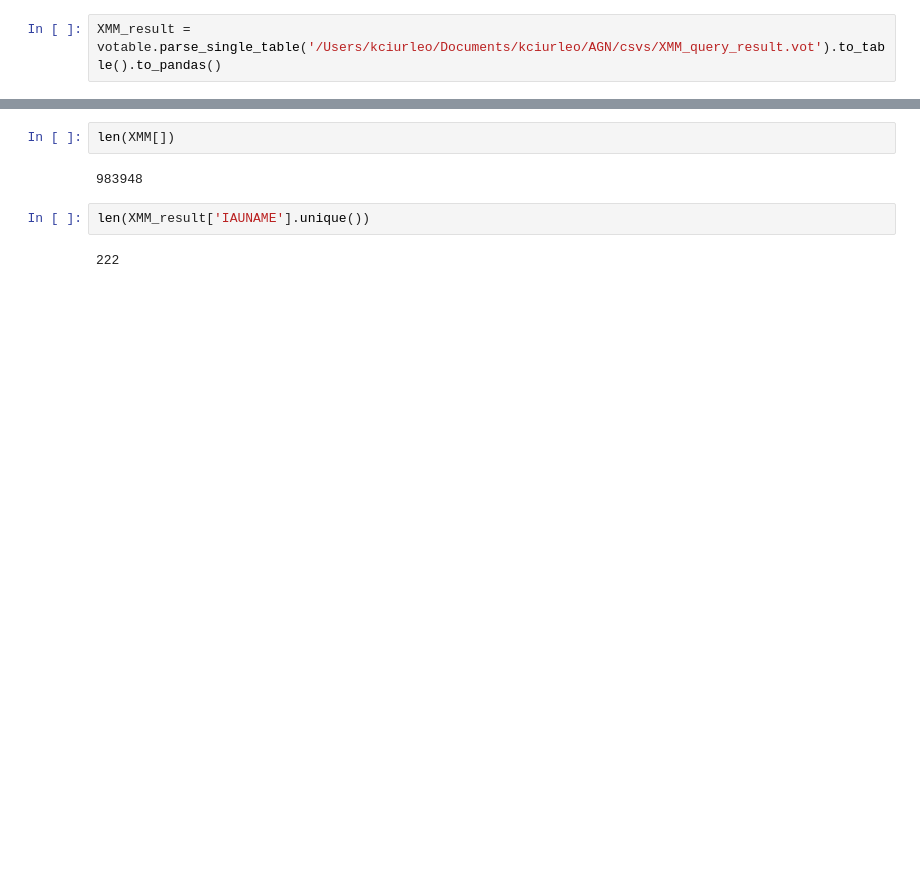
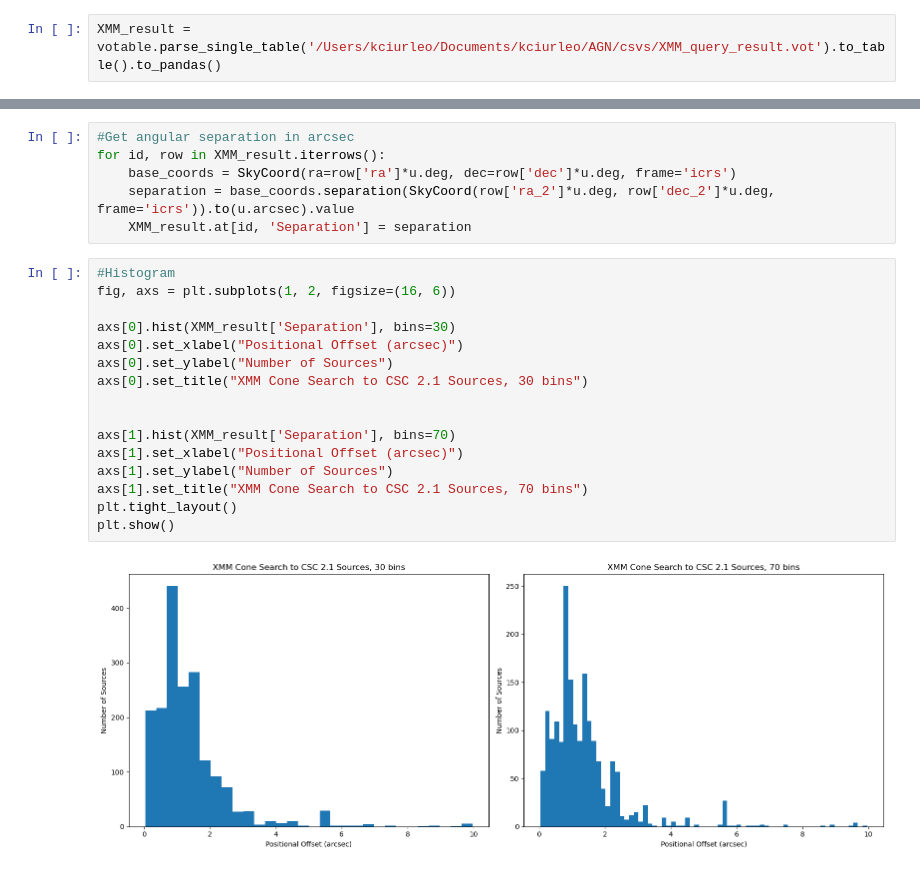
Before and after one commit to kciurleo/AGN, a Jupyter notebook: unorganized/xmm_stuff.ipynb, the cells around one changed output, grey strips where cells are left out. Drawn from its saved outputs; the diff is of its cells as text; blank space fills up the shorter version.

```diff
--- a/unorganized/xmm_stuff.ipynb
+++ b/unorganized/xmm_stuff.ipynb
@@ -213,8 +31,24 @@ pd.read_csv('/Users/kciurleo/Documents/kciurleo/AGN/csvs/topcat_erosita.csv')
-# %%
-len(XMM[])
-# %% [output]
-983948
-# %%
-len(XMM_result['IAUNAME'].unique())
-# %% [output]
-222
+# %%
+#Get angular separation in arcsec
+for id, row in XMM_result.iterrows():
+    base_coords = SkyCoord(ra=row['ra']*u.deg, dec=row['dec']*u.deg, frame='icrs')
+    separation = base_coords.separation(SkyCoord(row['ra_2']*u.deg, row['dec_2']*u.deg, frame='icrs')).to(u.arcsec).value
+    XMM_result.at[id, 'Separation'] = separation
+# %%
+#Histogram
+fig, axs = plt.subplots(1, 2, figsize=(16, 6))
+
+axs[0].hist(XMM_result['Separation'], bins=30)
+axs[0].set_xlabel("Positional Offset (arcsec)")
+axs[0].set_ylabel("Number of Sources")
+axs[0].set_title("XMM Cone Search to CSC 2.1 Sources, 30 bins")
+
+
+axs[1].hist(XMM_result['Separation'], bins=70)
+axs[1].set_xlabel("Positional Offset (arcsec)")
+axs[1].set_ylabel("Number of Sources")
+axs[1].set_title("XMM Cone Search to CSC 2.1 Sources, 70 bins")
+plt.tight_layout()
+plt.show()
+# %% [output]
+[figure, added]
```
Also changed, not shown: parts of 18 cells of this notebook, 2 other files.
